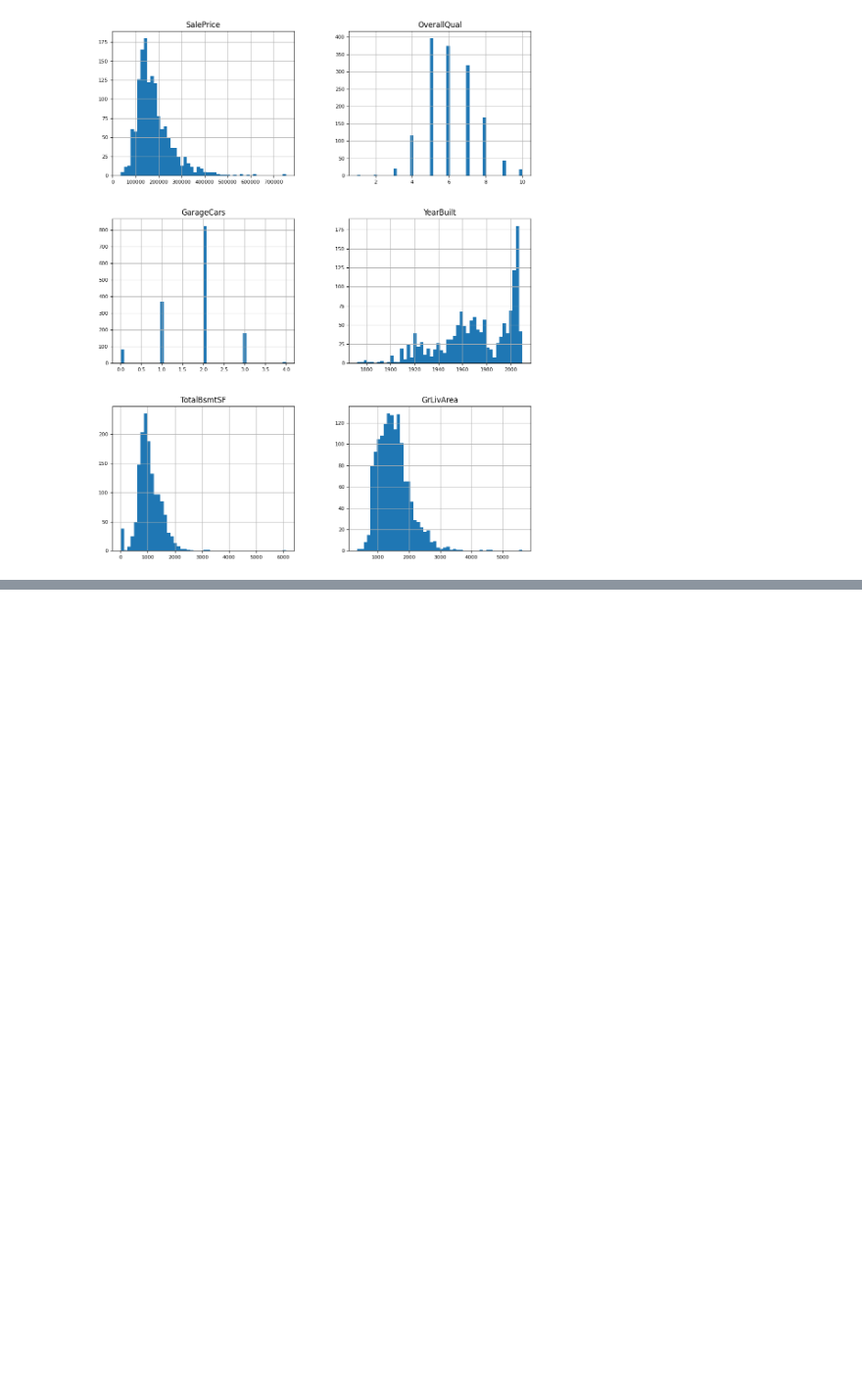
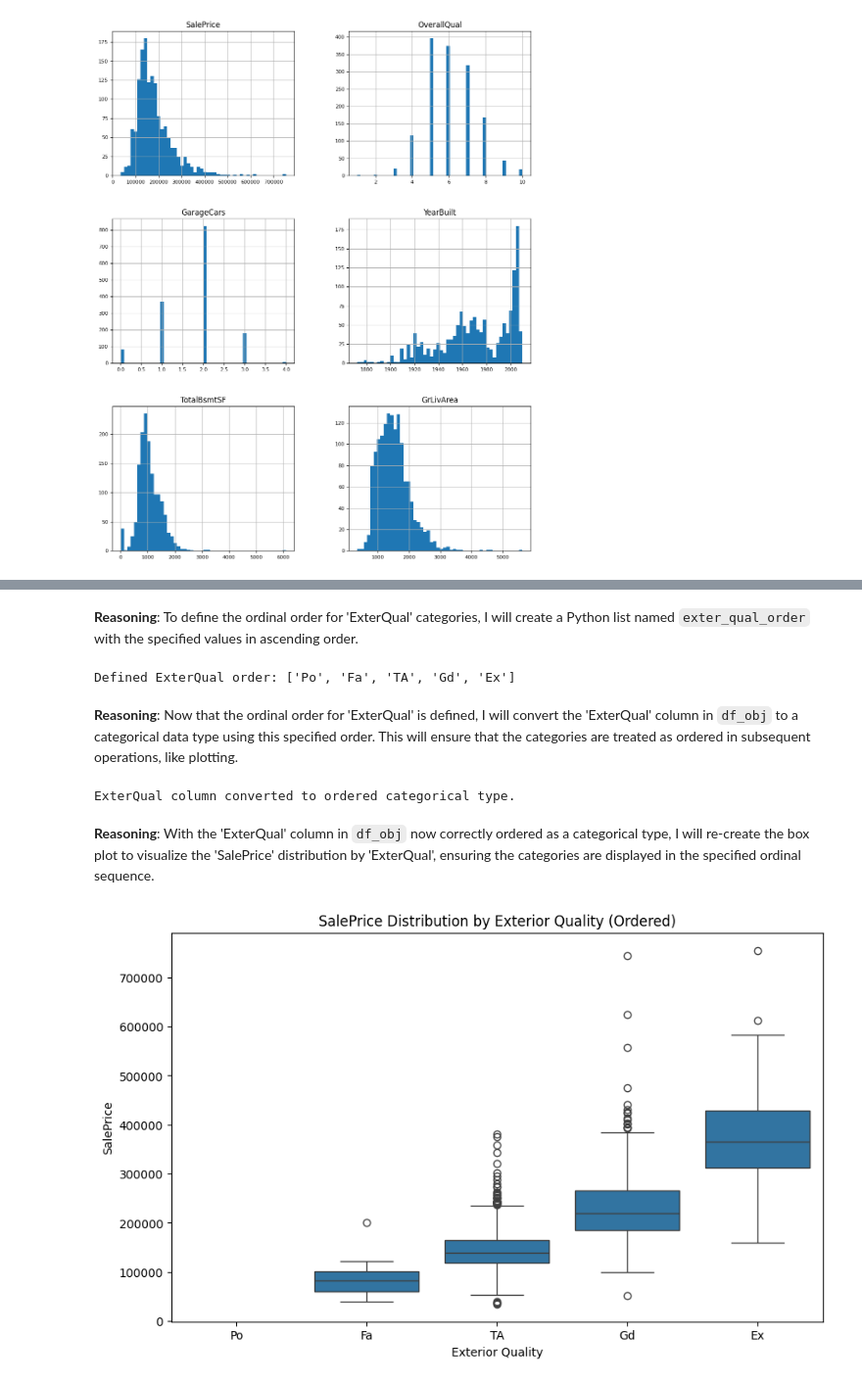
Before and after one commit to rbpernas/Learning_Projects, a Jupyter notebook: House_prices_2.ipynb, the cells around one changed output, grey strips where cells are left out. Shown at 98% size. Drawn from its saved outputs; the diff is of its cells as text; code cells hidden in the pictures; blank space fills up the shorter version.

```diff
--- a/House_prices_2.ipynb
+++ b/House_prices_2.ipynb
@@ -123,0 +206,28 @@ array([[<Axes: title={'center': 'SalePrice'}>,
+# %% [markdown]
+**Reasoning**:
+To define the ordinal order for 'ExterQual' categories, I will create a Python list named `exter_qual_order` with the specified values in ascending order.
+# %%
+exter_qual_order = ['Po', 'Fa', 'TA', 'Gd', 'Ex']
+print(f"Defined ExterQual order: {exter_qual_order}")
+# %% [output]
+Defined ExterQual order: ['Po', 'Fa', 'TA', 'Gd', 'Ex']
+# %% [markdown]
+**Reasoning**:
+Now that the ordinal order for 'ExterQual' is defined, I will convert the 'ExterQual' column in `df_obj` to a categorical data type using this specified order. This will ensure that the categories are treated as ordered in subsequent operations, like plotting.
+# %%
+df_obj['ExterQual'] = pd.Categorical(df_obj['ExterQual'], categories=exter_qual_order, ordered=True)
+print("ExterQual column converted to ordered categorical type.")
+# %% [output]
+ExterQual column converted to ordered categorical type.
+# %% [markdown]
+**Reasoning**:
+With the 'ExterQual' column in `df_obj` now correctly ordered as a categorical type, I will re-create the box plot to visualize the 'SalePrice' distribution by 'ExterQual', ensuring the categories are displayed in the specified ordinal sequence.
+# %%
+plt.figure(figsize=(10, 6))
+sns.boxplot(x='ExterQual', y='SalePrice', data=df_obj)
+plt.title('SalePrice Distribution by Exterior Quality (Ordered)')
+plt.xlabel('Exterior Quality')
+plt.ylabel('SalePrice')
+plt.show()
+# %% [output]
+[figure, added]
```
Also changed, not shown: parts of 13 cells of this notebook.
